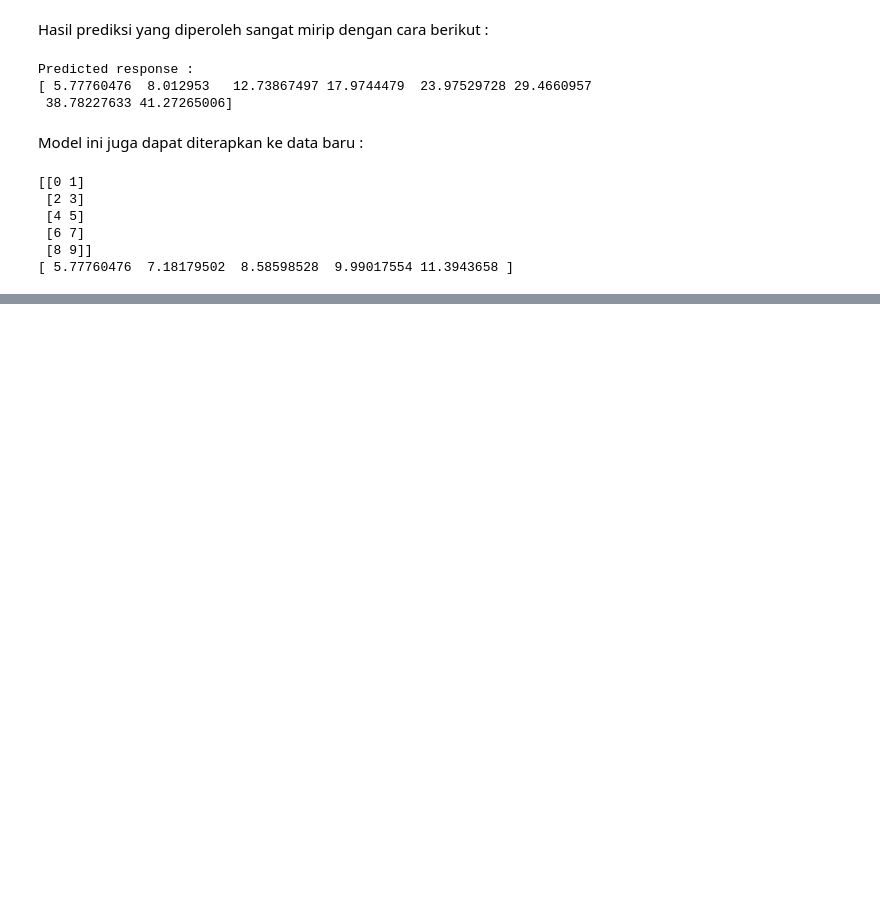
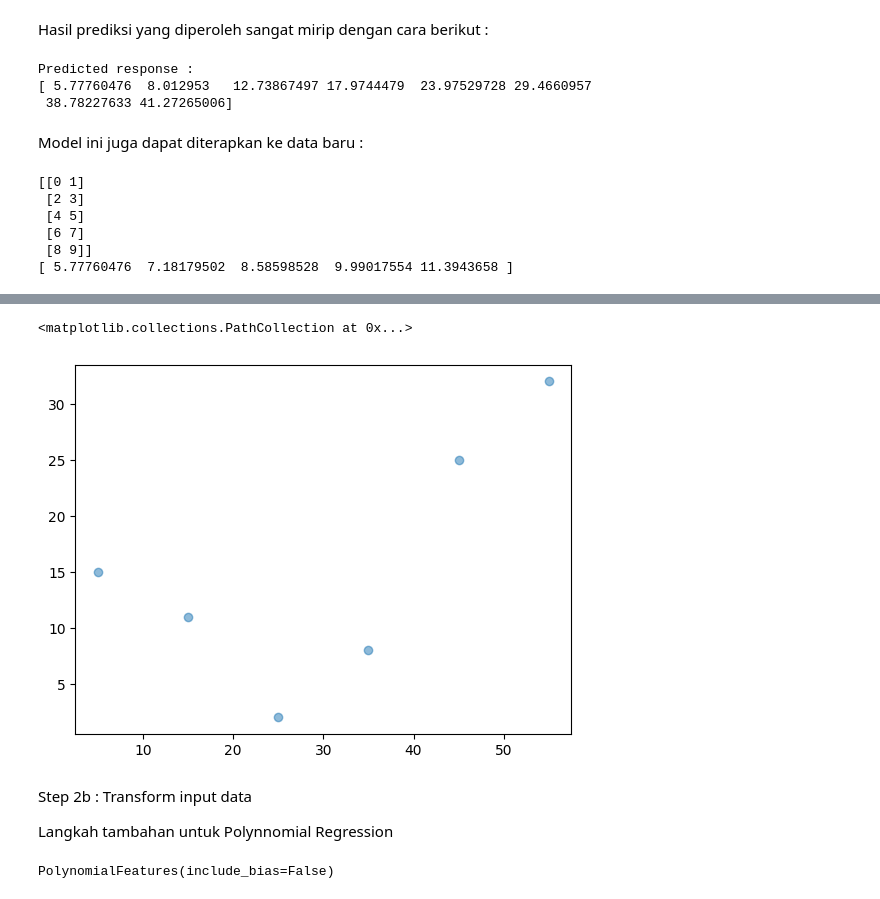
Before and after one commit to kireikharisma/H8_3, a Jupyter notebook: sesi11.ipynb, the cells around one changed output, grey strips where cells are left out. Drawn from its saved outputs; the diff is of its cells as text; code cells hidden in the pictures; blank space fills up the shorter version.

Commit message:
update sesi11.ipynb - Polynomial Regression and Advanced Linear Regression

```diff
--- a/sesi11.ipynb
+++ b/sesi11.ipynb
@@ -184,0 +197,5 @@ print(y_new)
+# %%
+x = np.array([5, 15, 25, 35, 45, 55]).reshape((-1,1)) # untuk mendapatkan input berupa 2 dimensional array
+y = np.array([15, 11, 2, 8, 25, 32])
+print(x)
+print(y)
@@ -184,0 +210,9 @@ print(y_new)
+# %%
+plt.scatter(x, y, alpha=0.5)
+# %% [output]
+<matplotlib.collections.PathCollection at 0x...>
+[figure, added]
+# %% [markdown]
+Step 2b : Transform input data
+
+Langkah tambahan untuk Polynnomial Regression
@@ -184,0 +222,5 @@ print(y_new)
+# %%
+# sebelum mengaplikasikan transormer, harus disesuaikan dengan .fit()
+transformer.fit(x)
+# %% [output]
+PolynomialFeatures(include_bias=False)
```
Also changed, not shown: parts of 47 cells of this notebook.
